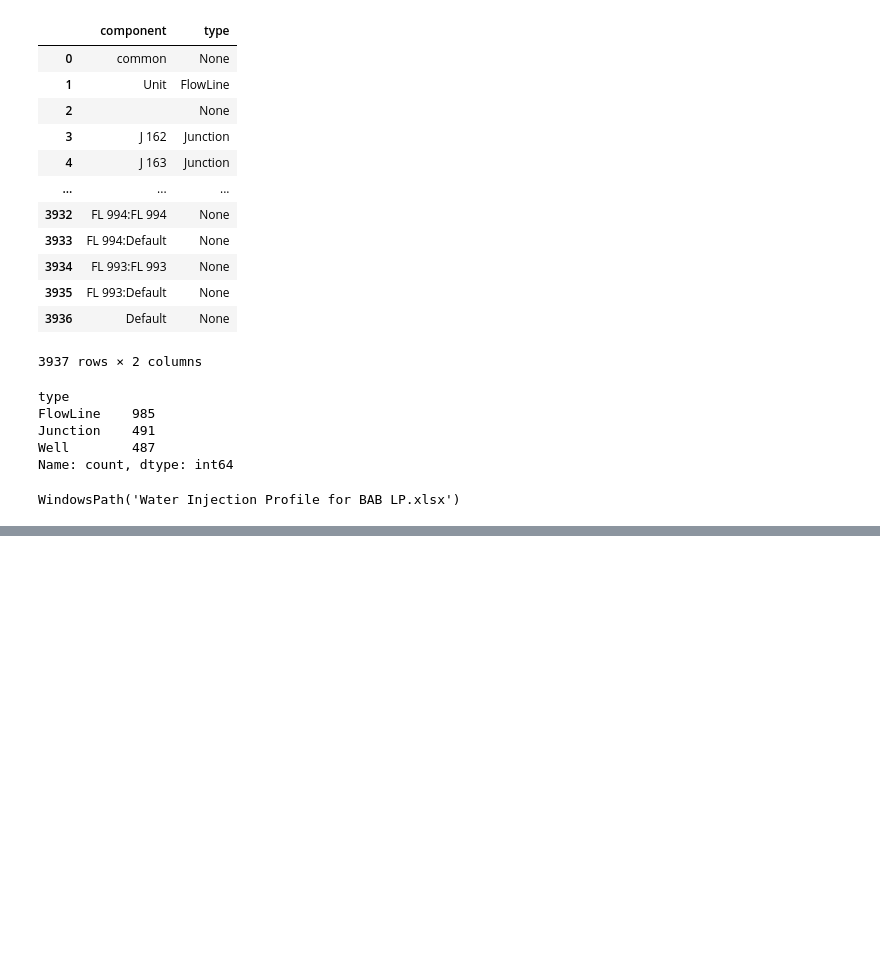
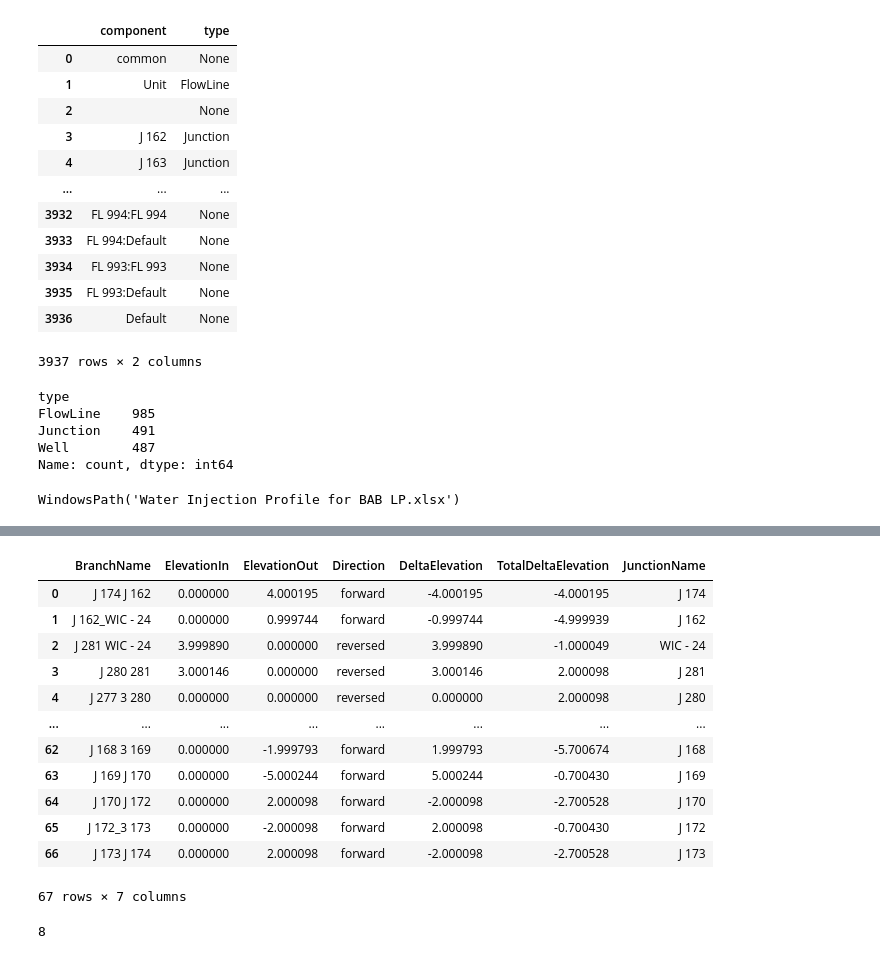
Before and after one commit to Unmask06/PIPSIM, a Jupyter notebook: PIPSIM.ipynb, the cells around one changed output, grey strips where cells are left out. Drawn from its saved outputs; the diff is of its cells as text; code cells hidden in the pictures; blank space fills up the shorter version.

```diff
--- a/PIPSIM.ipynb
+++ b/PIPSIM.ipynb
@@ -73,3 +69,11 @@ ns.excel_filename
 WindowsPath('Water Injection Profile for BAB LP.xlsx')
 # %%
 ns.model.open_ui()
+# %%
+import pandas as pd
+
+file = r"C:\Users\IDM252577\Downloads\data.xlsx"
+
+df = pd.read_excel(file, sheet_name="Sheet1", header=3)
+dt = df.to_dict()
+print(dt)
@@ -75,0 +104,16 @@ ns.model.open_ui()
+# %%
+df
+# %% [output]
+|  | BranchName | ElevationIn | ElevationOut | Direction | DeltaElevation | TotalDeltaElevation | JunctionName |
+| 0 | J 174 J 162 | 0.000000 | 4.000195 | forward | -4.000195 | -4.000195 | J 174 |
+| 1 | J 162_WIC - 24 | 0.000000 | 0.999744 | forward | -0.999744 | -4.999939 | J 162 |
+| 2 | J 281 WIC - 24 | 3.999890 | 0.000000 | reversed | 3.999890 | -1.000049 | WIC - 24 |
+| 3 | J 280 281 | 3.000146 | 0.000000 | reversed | 3.000146 | 2.000098 | J 281 |
+| 4 | J 277 3 280 | 0.000000 | 0.000000 | reversed | 0.000000 | 2.000098 | J 280 |
+| ... | ... | ... | ... | ... | ... | ... | ... |
+| 62 | J 168 3 169 | 0.000000 | -1.999793 | forward | 1.999793 | -5.700674 | J 168 |
+| 63 | J 169 J 170 | 0.000000 | -5.000244 | forward | 5.000244 | -0.700430 | J 169 |
+| 64 | J 170 J 172 | 0.000000 | 2.000098 | forward | -2.000098 | -2.700528 | J 170 |
+| 65 | J 172_3 173 | 0.000000 | -2.000098 | forward | 2.000098 | -0.700430 | J 172 |
+| 66 | J 173 J 174 | 0.000000 | 2.000098 | forward | -2.000098 | -2.700528 | J 173 |
+67 rows × 7 columns
@@ -75,0 +130,4 @@ ns.model.open_ui()
+# %%
+get_last_row("Node Results.xlsx", "Node Summary")
+# %% [output]
+8
```
Also changed, not shown: parts of 4 cells of this notebook, 7 other files.
